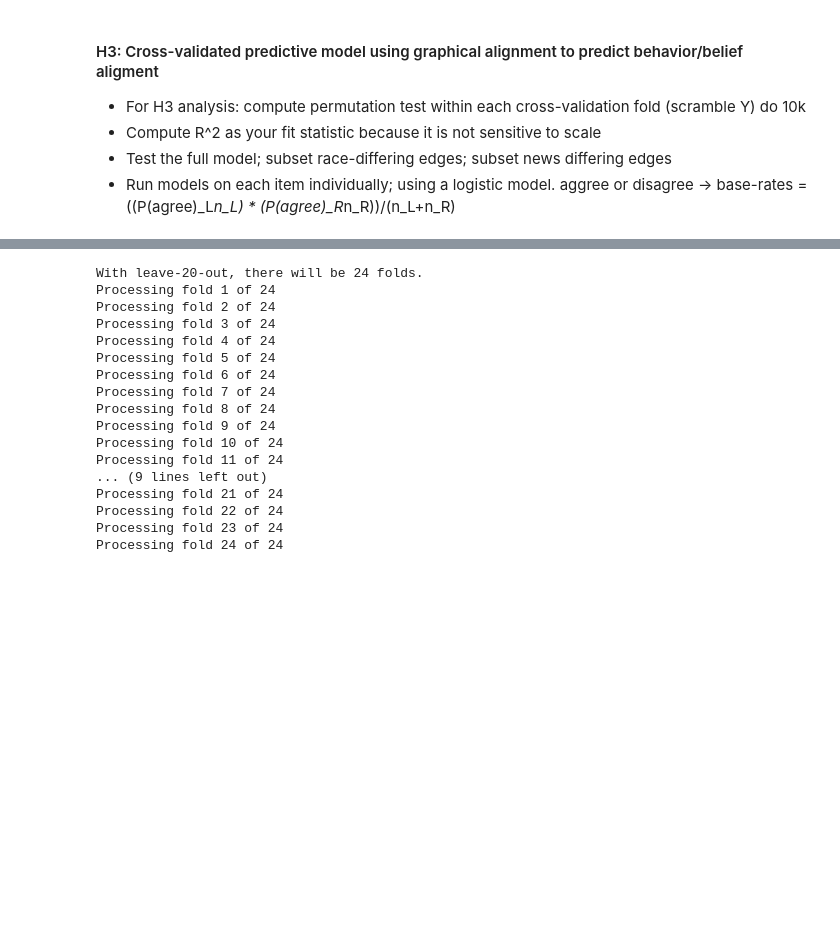
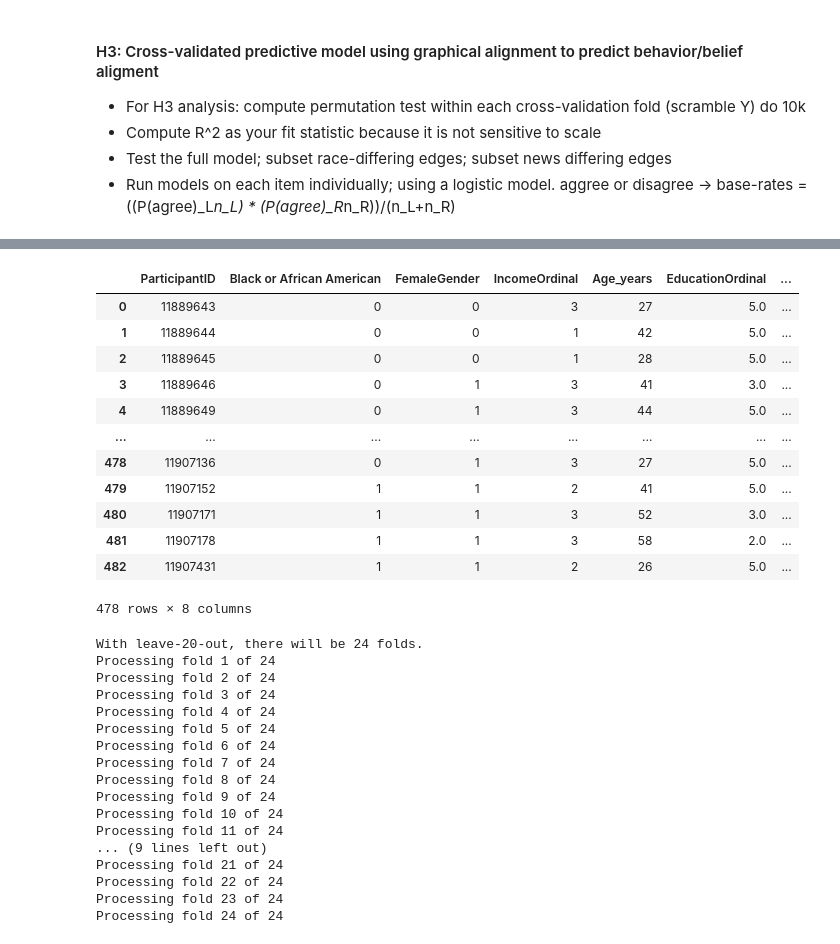
Before and after one commit to RobJavVar/SG_GeometryBasedBeliefsAndDecisions, a Jupyter notebook: notebooks/GeoBasedDecisions_AnalysisPipeline.ipynb, the cells around one changed output, grey strips where cells are left out. Saved outputs shown, nothing was run; the diff lists cells and outputs as text; code cells hidden in the pictures; blank space fills up the shorter version.

```diff
--- a/notebooks/GeoBasedDecisions_AnalysisPipeline.ipynb
+++ b/notebooks/GeoBasedDecisions_AnalysisPipeline.ipynb
@@ -1346,0 +1141,20 @@ Observed Confusion Matrix:
+# %%
+socioDemographicData_h3 = socioDemographicData.loc[socioDemographicData['NewsBiasQuant'] != 0,:].copy()
+socioDemographicData_h3.loc[:, 'NewsBias_right'] = socioDemographicData_h3['NewsBiasQuant']
+socioDemographicData_h3['NewsBias_right'] = (socioDemographicData_h3['NewsBias_right'] > 0).astype(int)
+# %%
+socioDemographicData_h3
+# %% [output]
+|  | ParticipantID | Black or African American | FemaleGender | IncomeOrdinal | Age_years | EducationOrdinal | ... |
+| 0 | 11889643 | 0 | 0 | 3 | 27 | 5.0 | ... |
+| 1 | 11889644 | 0 | 0 | 1 | 42 | 5.0 | ... |
+| 2 | 11889645 | 0 | 0 | 1 | 28 | 5.0 | ... |
+| 3 | 11889646 | 0 | 1 | 3 | 41 | 3.0 | ... |
+| 4 | 11889649 | 0 | 1 | 3 | 44 | 5.0 | ... |
+| ... | ... | ... | ... | ... | ... | ... | ... |
+| 478 | 11907136 | 0 | 1 | 3 | 27 | 5.0 | ... |
+| 479 | 11907152 | 1 | 1 | 2 | 41 | 5.0 | ... |
+| 480 | 11907171 | 1 | 1 | 3 | 52 | 3.0 | ... |
+| 481 | 11907178 | 1 | 1 | 3 | 58 | 2.0 | ... |
+| 482 | 11907431 | 1 | 1 | 2 | 26 | 5.0 | ... |
+478 rows × 8 columns
```
Also changed, not shown: parts of 8 cells of this notebook, 8 other files.
